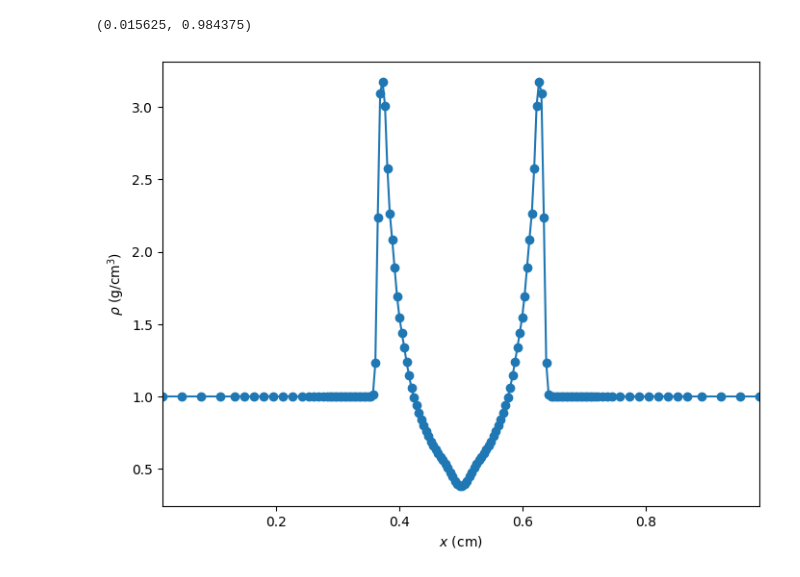
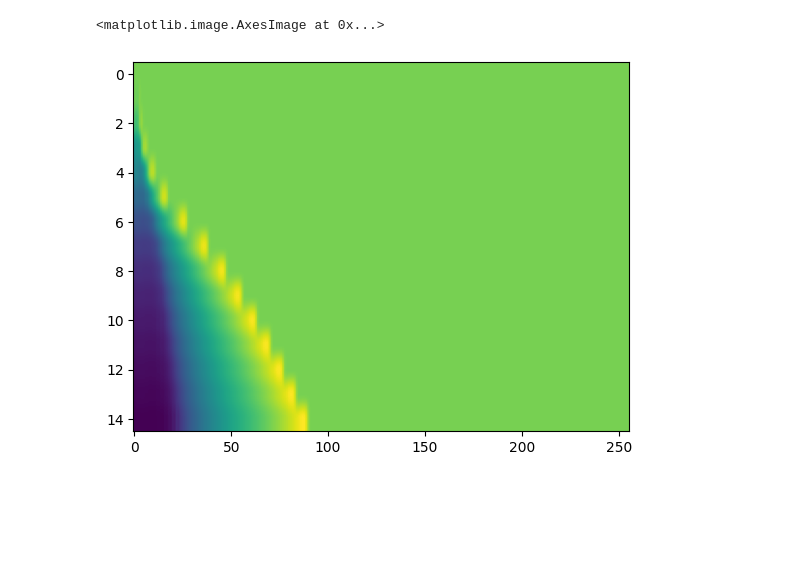
Before and after one commit to chequp-org/chequp, a Jupyter notebook: 1d_cylindrical/analysis/Analysis.ipynb, the cells around one changed output. Cells and saved outputs as stored; diff of their text form; code cells hidden in the pictures; blank space fills up the shorter version.

```diff
--- a/1d_cylindrical/analysis/Analysis.ipynb
+++ b/1d_cylindrical/analysis/Analysis.ipynb
@@ -32,21 +52,5 @@ ds.field_list
-# %%
-# create a line plot of the density parallel to the x-axis that cuts through the
-# point of maximum density
-
-_, c = ds.find_max("density") # find the location of the point of maximum density
-ax = 0 # take cut parallel to x-axis
-
-# use ortho_ray to cut through c
-ray = ds.ortho_ray(ax, (c[1], c[2]))
-
-# sort values by x so there are no discontinuities in the line plot
-srt = np.argsort(ray['x'])
-
-fig, ax = plt.subplots(figsize=(8,6))
-ax.plot(ray['x'][srt], ray['density'][srt], '-o')
-ax.set_xlabel(r'$x$ (cm)')
-ax.set_ylabel(r'$\rho$ (g/cm$^3$)')
-ax.set_xlim([ray['x'][srt][0], ray['x'][srt][-1]])
-# %% [output]
-(0.015625, 0.984375)
-[figure, removed]
+# %%
+plt.imshow( np.log(data), aspect='auto' )
+# %% [output]
+<matplotlib.image.AxesImage at 0x...>
+[figure, added]
```
Also changed, not shown: parts of 8 cells of this notebook.
